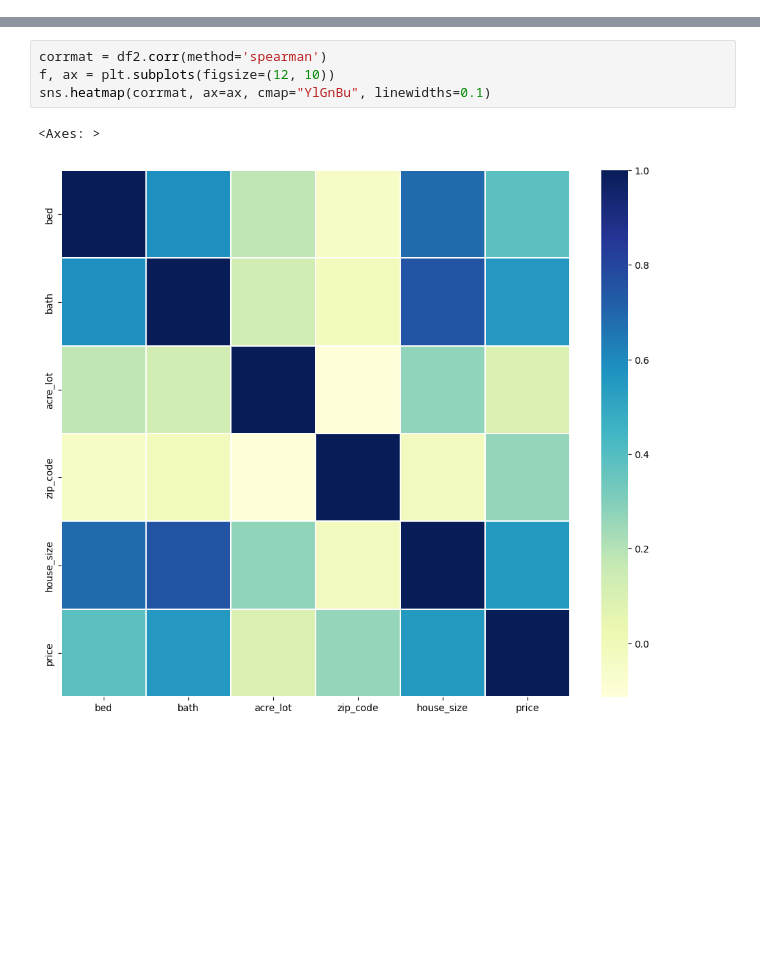
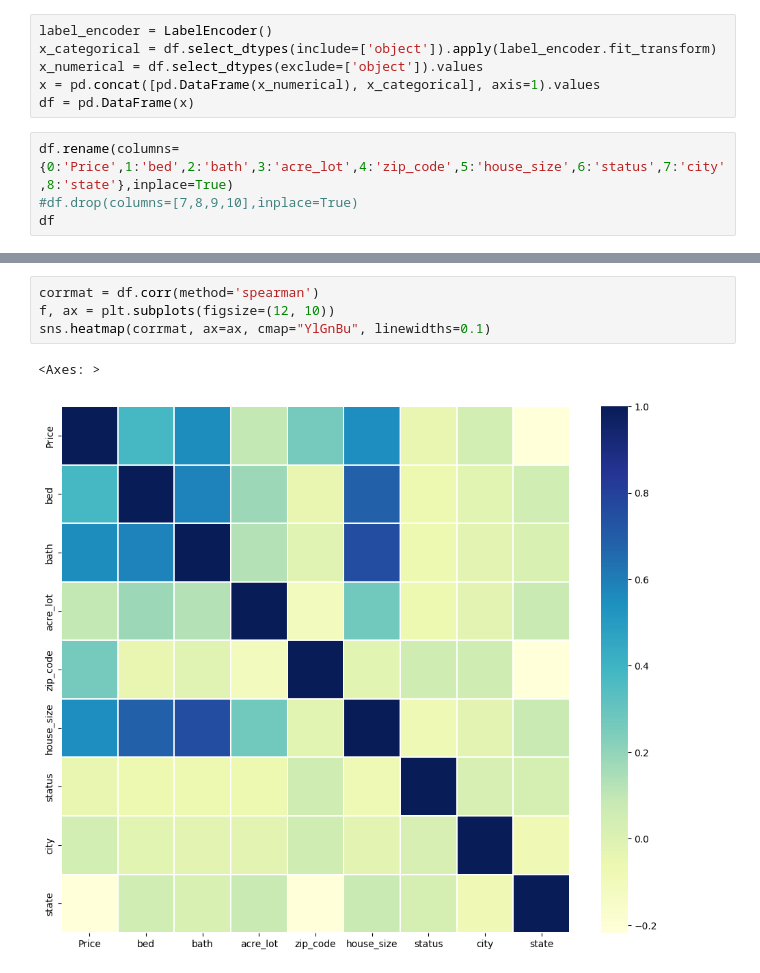
Before and after one commit to zwblank/Project_4, a Jupyter notebook: correlation_matrix.ipynb, the cells around one changed output, grey strips where cells are left out. Cells and saved outputs as stored; diff of their text form; blank space fills up the shorter version.

```diff
--- a/correlation_matrix.ipynb
+++ b/correlation_matrix.ipynb
@@ -18,0 +18,10 @@ df2.head()
+# %%
+label_encoder = LabelEncoder()
+x_categorical = df.select_dtypes(include=['object']).apply(label_encoder.fit_transform)
+x_numerical = df.select_dtypes(exclude=['object']).values
+x = pd.concat([pd.DataFrame(x_numerical), x_categorical], axis=1).values
+df = pd.DataFrame(x)
+# %%
+df.rename(columns={0:'Price',1:'bed',2:'bath',3:'acre_lot',4:'zip_code',5:'house_size',6:'status',7:'city',8:'state'},inplace=True)
+#df.drop(columns=[7,8,9,10],inplace=True)
+df
@@ -19,7 +42,7 @@ df2.head()
 # %%
-corrmat = df2.corr(method='spearman')
+corrmat = df.corr(method='spearman')
 f, ax = plt.subplots(figsize=(12, 10))
 sns.heatmap(corrmat, ax=ax, cmap="YlGnBu", linewidths=0.1)
 # %% [output]
 <Axes: >
-[figure, old version]
+[figure, new version]
```
Also changed, not shown: parts of 4 cells of this notebook, 1 other file.
